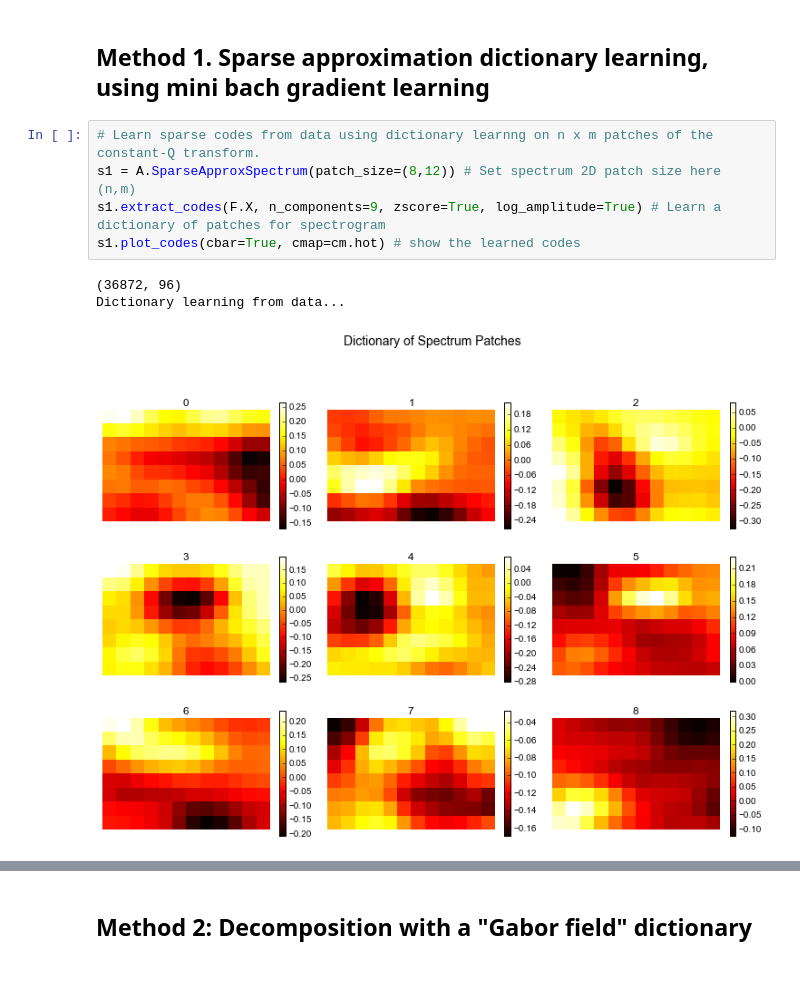
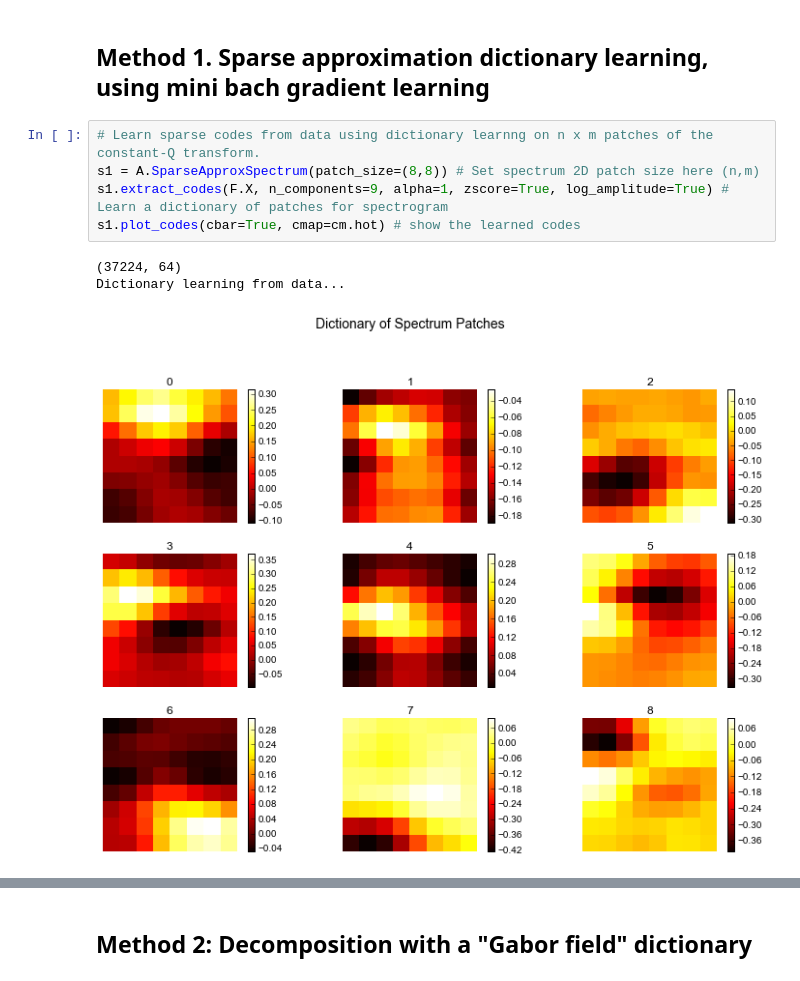
Before and after one commit to bregmanstudio/AudioSpectrumPatchApproximation, a Jupyter notebook: AudioSpectrumPatchApproximation.ipynb, the cells around one changed output, grey strips where cells are left out. Saved outputs shown, nothing was run; the diff lists cells and outputs as text.

```diff
--- a/AudioSpectrumPatchApproximation.ipynb
+++ b/AudioSpectrumPatchApproximation.ipynb
@@ -37,13 +37,13 @@ Period size is 64 , Buffer size is 22050
 <h2>Method 1. Sparse approximation dictionary learning, using mini bach gradient learning</h2>
 # %%
 # Learn sparse codes from data using dictionary learnng on n x m patches of the constant-Q transform.
-s1 = A.SparseApproxSpectrum(patch_size=(8,12)) # Set spectrum 2D patch size here (n,m)
-s1.extract_codes(F.X, n_components=9, zscore=True, log_amplitude=True) # Learn a dictionary of patches for spectrogram
+s1 = A.SparseApproxSpectrum(patch_size=(8,8)) # Set spectrum 2D patch size here (n,m)
+s1.extract_codes(F.X, n_components=9, alpha=1, zscore=True, log_amplitude=True) # Learn a dictionary of patches for spectrogram
 s1.plot_codes(cbar=True, cmap=cm.hot) # show the learned codes
 # %% [output]
-(36872, 96)
+(37224, 64)
 Dictionary learning from data...
-[figure, old version]
+[figure, new version]
 # %%
 # Reconstruct the constant-Q spectrogram using each learned patch basis
 s1.reconstruct_individual_spectra(plotting=True, **pargs)
```
Also changed, not shown: parts of 6 cells of this notebook.
